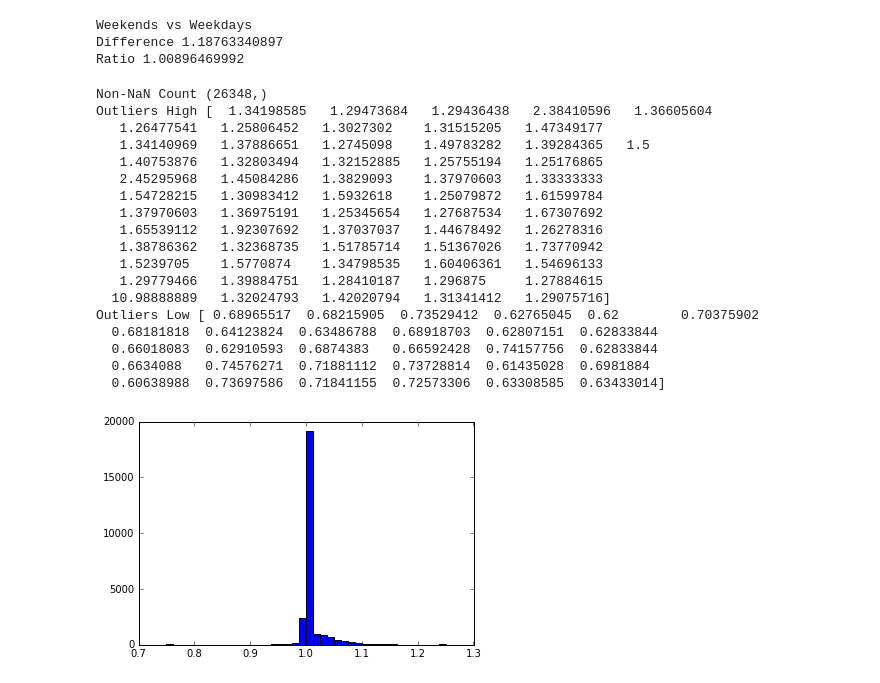
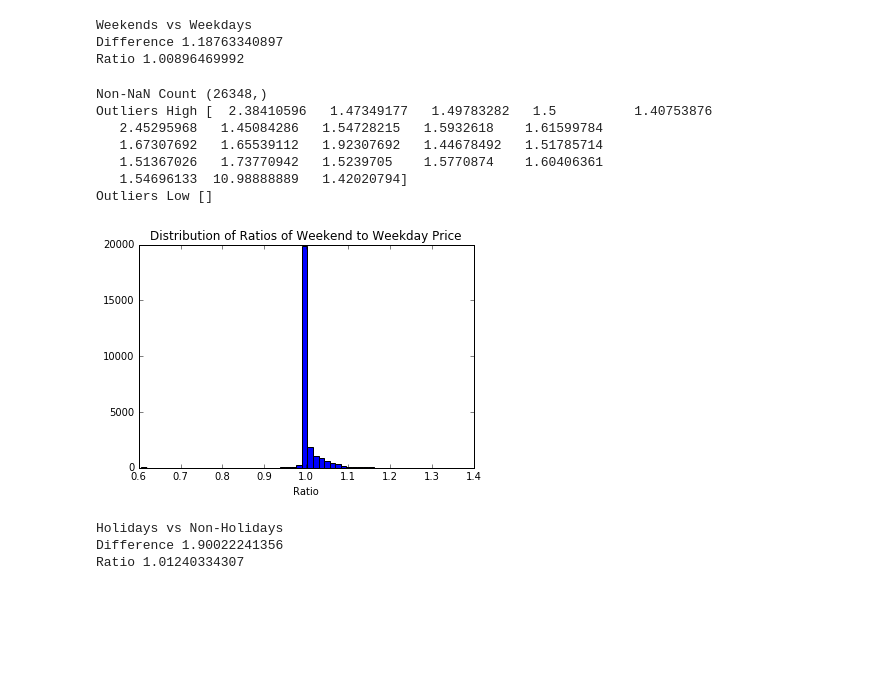
Before and after one commit to xwang146/cs109-airbnb-13, a Jupyter notebook: calendarbaseline.ipynb, the cells around one changed output. Saved outputs shown, nothing was run; the diff lists cells and outputs as text; code cells hidden in the pictures; blank space fills up the shorter version.

```diff
--- a/calendarbaseline.ipynb
+++ b/calendarbaseline.ipynb
@@ -101,31 +101,43 @@ Weekends vs Weekdays
 Difference 1.18763340897
 Ratio 1.00896469992
 # %%
-#filter out nan, clip plot between 0.7 and 1.3
+#plot ratios
+#filter out nan, clip plot between 0.6 and 1.4
 adj_ratio = weekend_ratio[~np.isnan(weekend_ratio)]
 print "Non-NaN Count", adj_ratio.shape
-print "Outliers High", adj_ratio[adj_ratio > 1.25]
-print "Outliers Low", adj_ratio[adj_ratio < 0.75]
-adj_ratio[adj_ratio > 1.25] = 1.25
-adj_ratio[adj_ratio < 0.75] = 0.75
-plt.hist(adj_ratio, bins=40);
+print "Outliers High", adj_ratio[adj_ratio > 1.4]
+print "Outliers Low", adj_ratio[adj_ratio < 0.6]
+adj_ratio[adj_ratio > 1.4] = 1.4
+adj_ratio[adj_ratio < 0.6] = 0.6
+plt.hist(adj_ratio, bins=60)
+plt.title("Distribution of Ratios of Weekend to Weekday Price")
+plt.xlabel("Ratio");
 # %% [output]
 Non-NaN Count (26348,)
-Outliers High [  1.34198585   1.29473684   1.29436438   2.38410596   1.36605604
-   1.26477541   1.25806452   1.3027302    1.31515205   1.47349177
-   1.34140969   1.37886651   1.2745098    1.49783282   1.39284365   1.5
-   1.40753876   1.32803494   1.32152885   1.25755194   1.25176865
-   2.45295968   1.45084286   1.3829093    1.37970603   1.33333333
-   1.54728215   1.30983412   1.5932618    1.25079872   1.61599784
-   1.37970603   1.36975191   1.25345654   1.27687534   1.67307692
-   1.65539112   1.92307692   1.37037037   1.44678492   1.26278316
-   1.38786362   1.32368735   1.51785714   1.51367026   1.73770942
-   1.5239705    1.5770874    1.34798535   1.60406361   1.54696133
-   1.29779466   1.39884751   1.28410187   1.296875     1.27884615
-  10.98888889   1.32024793   1.42020794   1.31341412   1.29075716]
-Outliers Low [ 0.68965517  0.68215905  0.73529412  0.62765045  0.62        0.70375902
-  0.68181818  0.64123824  0.63486788  0.68918703  0.62807151  0.62833844
-  0.66018083  0.62910593  0.6874383   0.66592428  0.74157756  0.62833844
-  0.6634088   0.74576271  0.71881112  0.73728814  0.61435028  0.6981884
-  0.60638988  0.73697586  0.71841155  0.72573306  0.63308585  0.63433014]
+Outliers High [  2.38410596   1.47349177   1.49783282   1.5          1.40753876
+   2.45295968   1.45084286   1.54728215   1.5932618    1.61599784
+   1.67307692   1.65539112   1.92307692   1.44678492   1.51785714
+   1.51367026   1.73770942   1.5239705    1.5770874    1.60406361
+   1.54696133  10.98888889   1.42020794]
+Outliers Low []
-[figure, old version]
+[figure, new version]
+# %%
+#holiday indices
+holiday_dates = ['01-01', '07-04', '11-26', '12-25']
+holiday_index = [data.columns.get_loc(x) for x in holiday_dates]
+nonholiday_index = [i for i in range(1, 366) if i not in holiday_index]
+
+#get holiday averages
+holidays = data.values[:, holiday_index]
+nonholidays = data.values[:, nonholiday_index]
+holiday_prices = np.nanmean(holidays, axis=1)
+nonholiday_prices = np.nanmean(nonholidays, axis=1)
+holiday_diff = holiday_prices - nonholiday_prices
+holiday_ratio = holiday_prices / nonholiday_prices
+print "Holidays vs Non-Holidays"
+print "Difference", np.nanmean(holiday_diff)
+print "Ratio", np.nanmean(holiday_ratio)
+# %% [output]
+Holidays vs Non-Holidays
+Difference 1.90022241356
+Ratio 1.01240334307
```
Also changed, not shown: parts of 1 cell of this notebook.
